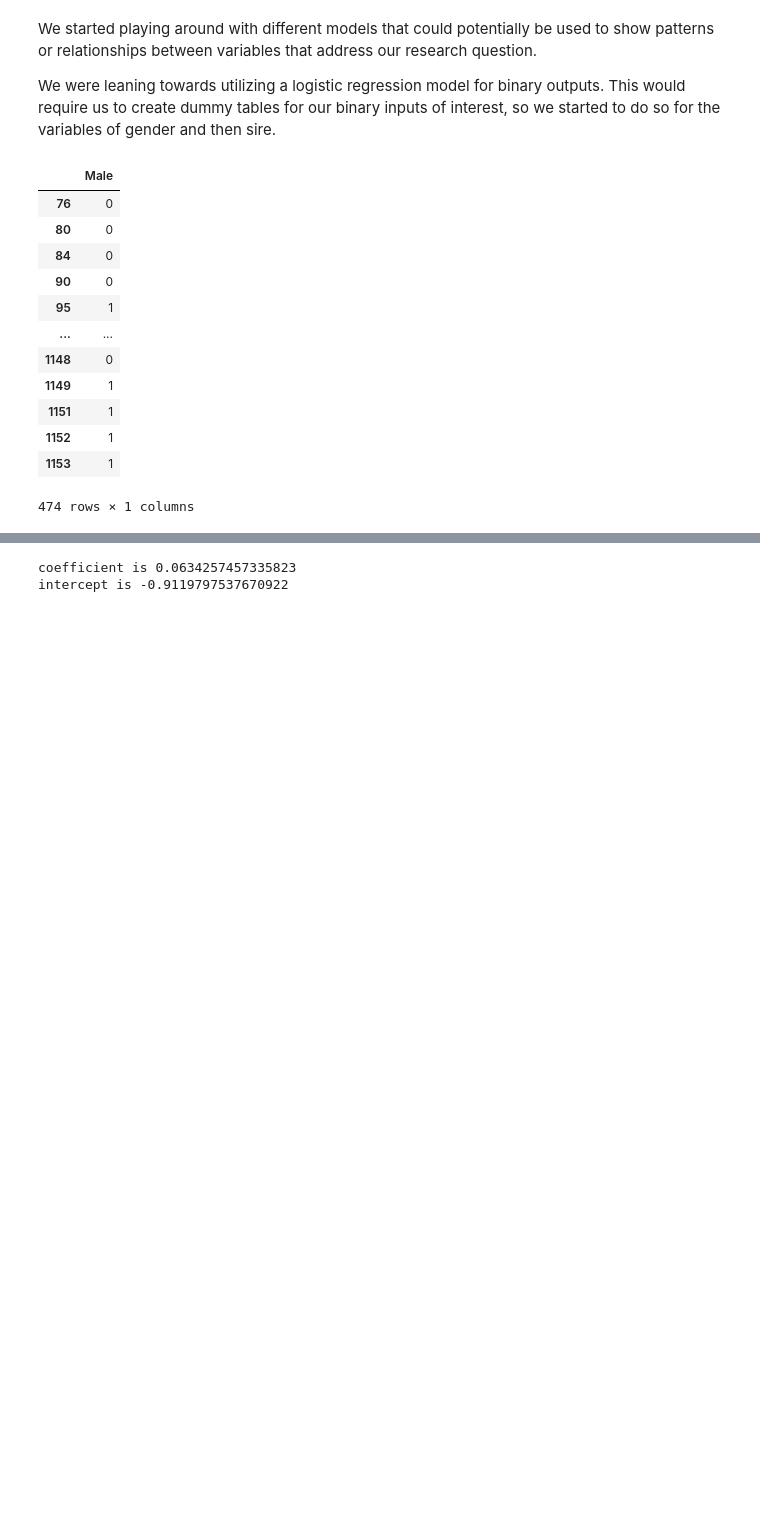
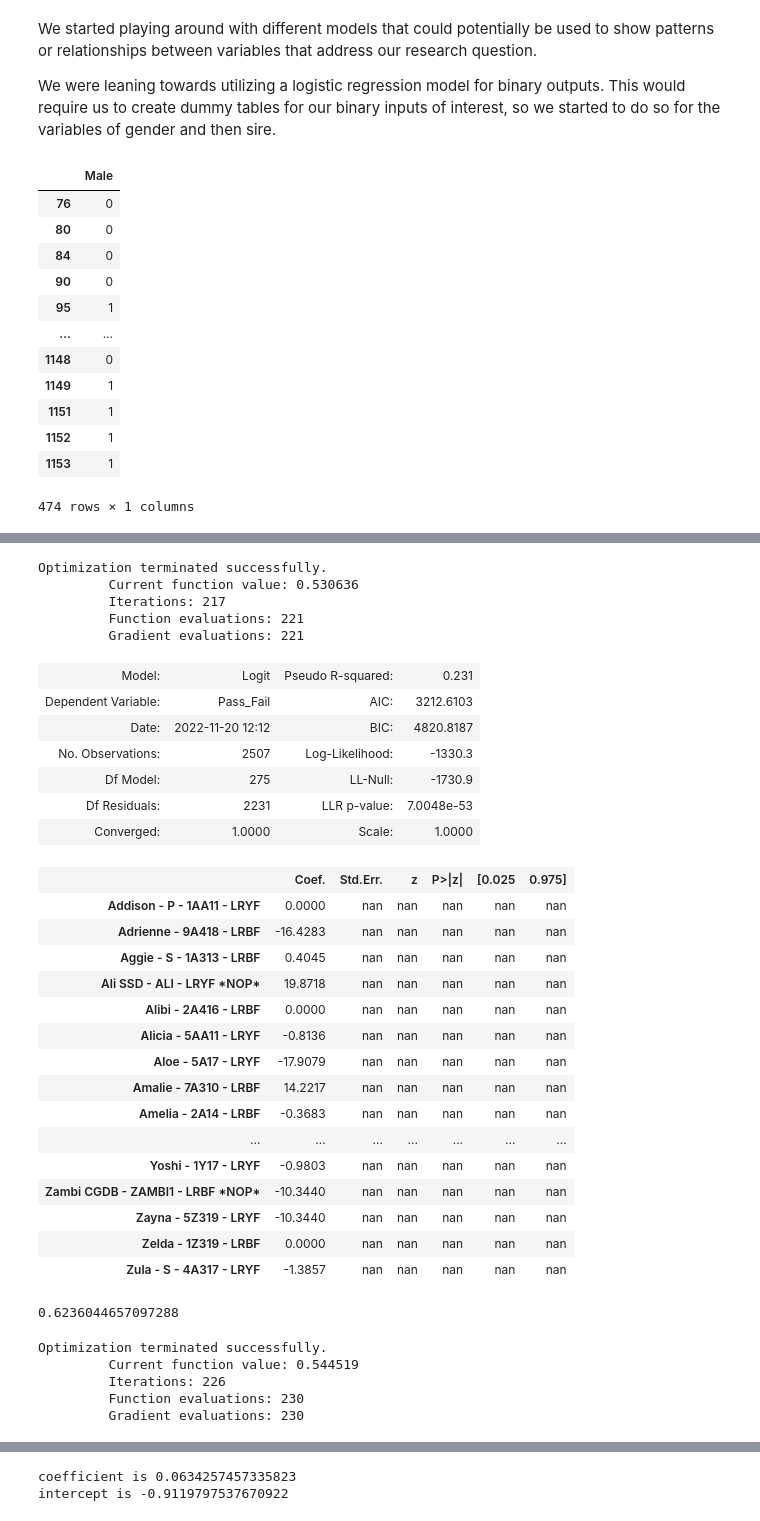
Before and after one commit to Julianna-Castlegrant/info2950-group-proj, a Jupyter notebook: finalproject/dogdata.ipynb, the cells around one changed output, grey strips where cells are left out. Saved outputs shown, nothing was run; the diff lists cells and outputs as text; code cells hidden in the pictures; blank space fills up the shorter version.

Commit message:
updating important regressions

```diff
--- a/finalproject/dogdata.ipynb
+++ b/finalproject/dogdata.ipynb
@@ -1758,0 +1447,54 @@ intercept is -0.14956203115077923
+# %%
+results_logit = sm.Logit(dogs_train['Pass_Fail'], dogs_train[dam_dummy.columns]).fit(maxiter=4100, method = 'bfgs')
+#yuh
+results_logit.summary2()
+# %% [output]
+Optimization terminated successfully.
+         Current function value: 0.530636
+         Iterations: 217
+         Function evaluations: 221
+         Gradient evaluations: 221
+| Model: | Logit | Pseudo R-squared: | 0.231 |
+| Dependent Variable: | Pass_Fail | AIC: | 3212.6103 |
+| Date: | 2022-11-20 12:12 | BIC: | 4820.8187 |
+| No. Observations: | 2507 | Log-Likelihood: | -1330.3 |
+| Df Model: | 275 | LL-Null: | -1730.9 |
+| Df Residuals: | 2231 | LLR p-value: | 7.0048e-53 |
+| Converged: | 1.0000 | Scale: | 1.0000 |
+|  | Coef. | Std.Err. | z | P>|z| | [0.025 | 0.975] |
+| Addison - P - 1AA11 - LRYF | 0.0000 | nan | nan | nan | nan | nan |
+| Adrienne - 9A418 - LRBF | -16.4283 | nan | nan | nan | nan | nan |
+| Aggie - S - 1A313 - LRBF | 0.4045 | nan | nan | nan | nan | nan |
+| Ali SSD - ALI - LRYF *NOP* | 19.8718 | nan | nan | nan | nan | nan |
+| Alibi - 2A416 - LRBF | 0.0000 | nan | nan | nan | nan | nan |
+| Alicia - 5AA11 - LRYF | -0.8136 | nan | nan | nan | nan | nan |
+| Aloe - 5A17 - LRYF | -17.9079 | nan | nan | nan | nan | nan |
+| Amalie - 7A310 - LRBF | 14.2217 | nan | nan | nan | nan | nan |
+| Amelia - 2A14 - LRBF | -0.3683 | nan | nan | nan | nan | nan |
+| ... | ... | ... | ... | ... | ... | ... |
+| Yoshi - 1Y17 - LRYF | -0.9803 | nan | nan | nan | nan | nan |
+| Zambi CGDB - ZAMBI1 - LRBF *NOP* | -10.3440 | nan | nan | nan | nan | nan |
+| Zayna - 5Z319 - LRYF | -10.3440 | nan | nan | nan | nan | nan |
+| Zelda - 1Z319 - LRBF | 0.0000 | nan | nan | nan | nan | nan |
+| Zula - S - 4A317 - LRYF | -1.3857 | nan | nan | nan | nan | nan |
+# %%
+yhat = results_logit.predict(dogs_test[dam_dummy.columns])
+prediction = list(map(round, yhat))
+
+accuracy_score(dogs_test['Pass_Fail'], prediction)
+#logit_train_accuracy = metrics.accuracy_score(dogs_train['Pass_Fail'], training_predictions)
+#logit_test_accuracy = metrics.accuracy_score(dogs_test['Pass_Fail'], testing_predictions)
+# %% [output]
+0.6236044657097288
+# %%
+#https://stackoverflow.com/questions/20703733/logit-regression-and-singular-matrix-error-in-python
+Xtrain = clean_new_dogs_df_copy[dam_dummy.columns]
+ytrain = clean_new_dogs_df['Pass_Fail']
+results_logit = sm.Logit(ytrain, Xtrain).fit(maxiter=4100, method = 'bfgs')
+#results_logit = sm.Logit(dam_dummy.columns ~ 'Pass_Fail', data = clean_new_dogs_df_copy).fit(maxiter=4100, method = 'bfgs')
+# %% [output]
+Optimization terminated successfully.
+         Current function value: 0.544519
+         Iterations: 226
+         Function evaluations: 230
+         Gradient evaluations: 230
```
Also changed, not shown: parts of 158 cells of this notebook.
